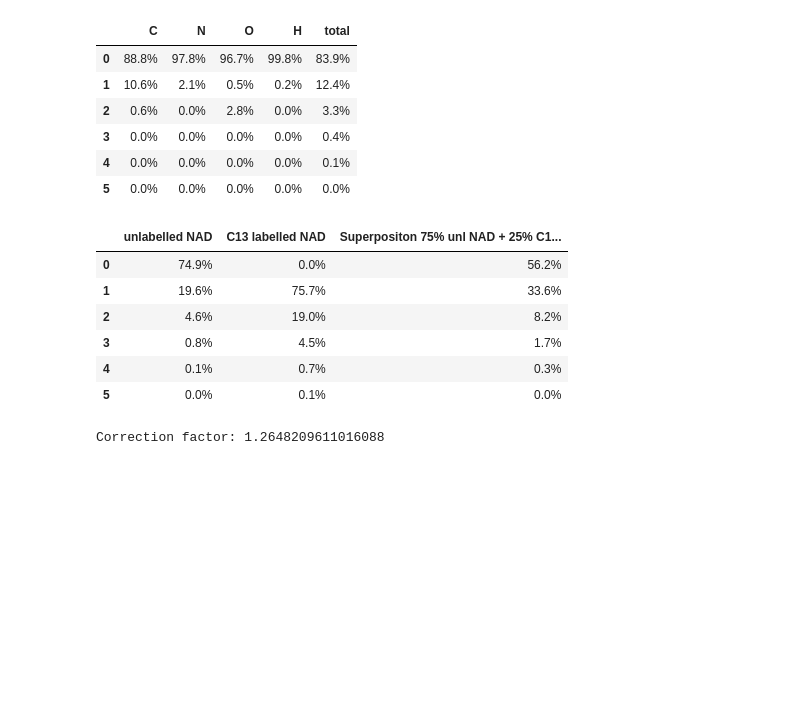
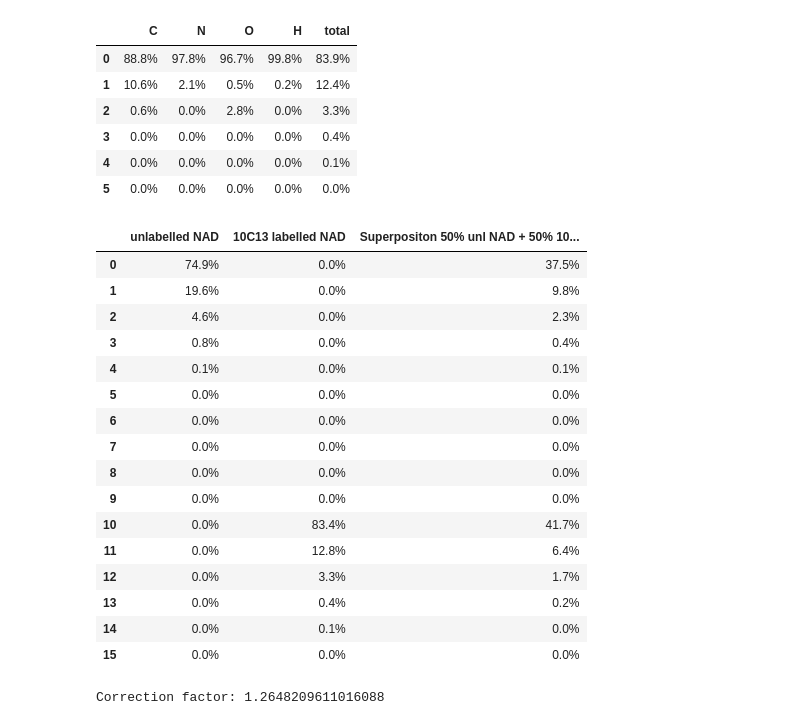
Before and after one commit to MolecularBioinformatics/PICor, a Jupyter notebook: isotopologue_probalities.ipynb, the cells around one changed output. Drawn from its saved outputs; the diff is of its cells as text; code cells hidden in the pictures; blank space fills up the shorter version.

```diff
--- a/isotopologue_probalities.ipynb
+++ b/isotopologue_probalities.ipynb
@@ -95,19 +95,29 @@ Correction factor: 1.1925758837118374
 | 4 | 0.0% | 0.0% | 0.0% | 0.0% | 0.1% |
 | 5 | 0.0% | 0.0% | 0.0% | 0.0% | 0.0% |
 # %%
-unl = calc_correction_factor("NAD").total
-lab1 = calc_correction_factor("NAD", label="C13").total
-lab1 = pd.concat([pd.Series([0]), lab1]).reset_index(drop = True)
-superposition = 0.75 * unl + 0.25 * lab1
+unl = calc_probability_table("NAD").total
+lab1 = calc_probability_table("NAD", label="10C13").total
+lab1 = pd.concat([pd.Series(10*[0]), lab1]).reset_index(drop = True)
+superposition = 0.50 * unl + 0.50 * lab1
 df = pd.concat([unl,lab1,superposition], axis=1)
-df.columns=["unlabelled NAD", "C13 labelled NAD", "Superpositon 75% unl NAD + 25% C13NAD"]
-df.loc[:5,:].style.format("{:.1%}")
+df.columns=["unlabelled NAD", "10C13 labelled NAD", "Superpositon 50% unl NAD + 50% 10C13NAD"]
+df.loc[:15,:].style.format("{:.1%}")
 # %% [output]
-|  | unlabelled NAD | C13 labelled NAD | Superpositon 75% unl NAD + 25% C1... |
-| 0 | 74.9% | 0.0% | 56.2% |
-| 1 | 19.6% | 75.7% | 33.6% |
-| 2 | 4.6% | 19.0% | 8.2% |
-| 3 | 0.8% | 4.5% | 1.7% |
-| 4 | 0.1% | 0.7% | 0.3% |
-| 5 | 0.0% | 0.1% | 0.0% |
+|  | unlabelled NAD | 10C13 labelled NAD | Superpositon 50% unl NAD + 50% 10... |
+| 0 | 74.9% | 0.0% | 37.5% |
+| 1 | 19.6% | 0.0% | 9.8% |
+| 2 | 4.6% | 0.0% | 2.3% |
+| 3 | 0.8% | 0.0% | 0.4% |
+| 4 | 0.1% | 0.0% | 0.1% |
+| 5 | 0.0% | 0.0% | 0.0% |
+| 6 | 0.0% | 0.0% | 0.0% |
+| 7 | 0.0% | 0.0% | 0.0% |
+| 8 | 0.0% | 0.0% | 0.0% |
+| 9 | 0.0% | 0.0% | 0.0% |
+| 10 | 0.0% | 83.4% | 41.7% |
+| 11 | 0.0% | 12.8% | 6.4% |
+| 12 | 0.0% | 3.3% | 1.7% |
+| 13 | 0.0% | 0.4% | 0.2% |
+| 14 | 0.0% | 0.1% | 0.0% |
+| 15 | 0.0% | 0.0% | 0.0% |
 # %%
```
Also changed, not shown: parts of 3 cells of this notebook.
